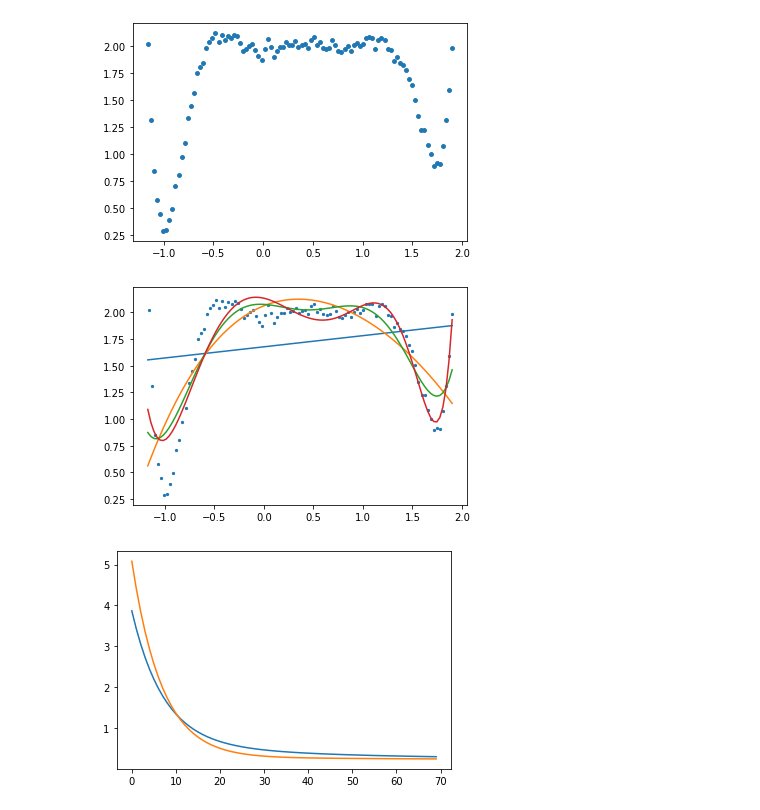
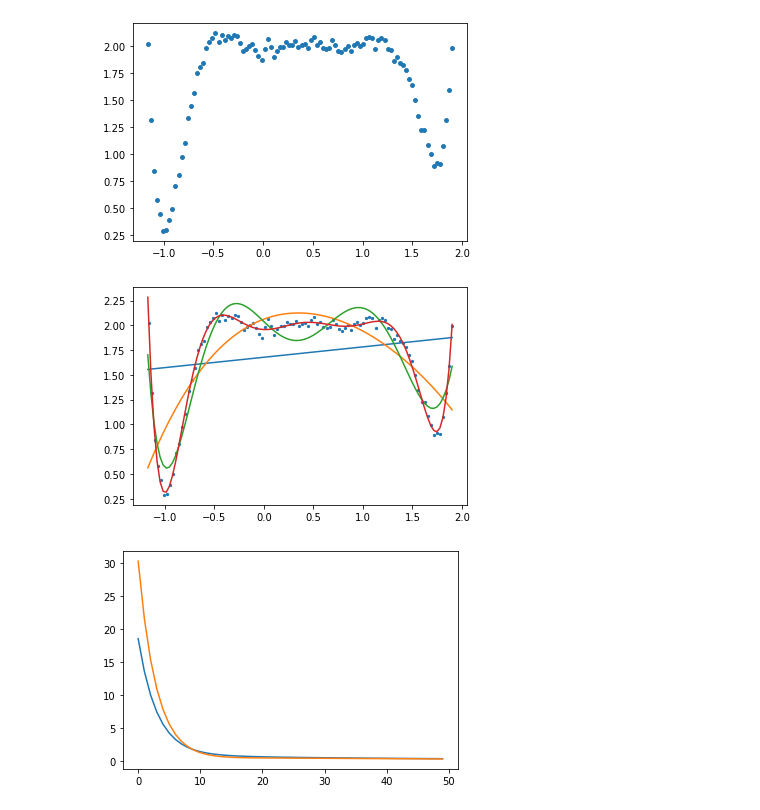
Before and after one commit to ritvikgupta199/ELL409-Assignment-1, a Jupyter notebook: polynomial_fitting/analysis.ipynb, the cells around one changed output. Drawn from its saved outputs; the diff is of its cells as text; code cells hidden in the pictures.

```diff
--- a/polynomial_fitting/analysis.ipynb
+++ b/polynomial_fitting/analysis.ipynb
@@ -20,22 +20,23 @@ plt.show()
 # %% [output]
 [figure]
 # %%
-# Polynomial plots
+# Different degree Polynomial plots
 deg_file = 'polynomial_deg.txt'
+f = open(os.path.join(log_path, deg_file), 'r')
 x, y = np.linspace(-1.17, 1.9, 100), []
-f = open(os.path.join(log_path, deg_file), 'r')
 
 for line in f.readlines():
+    tokens = line.strip().split()
     y_out = utils.get_output_from_weights(x, line.strip().split()[3])
     y.append(y_out)
 
 y = [y[1], y[4], y[7], y[10]]
 for y_out in y:
     plt.plot(x, y_out)
 plt.scatter(input_x, target, s=5)
 plt.show()
 # %% [output]
-[figure, old version]
+[figure, new version]
 # %%
 # For Gradient Descent
 grad_file = 'grad_descent.txt'
@@ -49,8 +50,8 @@ for line in f.readlines():
         train_loss.append(float(tokens[4]))
         test_loss.append(float(tokens[8]))
 
-plt.plot(train_loss[:70])
-plt.plot(test_loss[:70])
+plt.plot(train_loss[:50])
+plt.plot(test_loss[:50])
 plt.show()
 # %% [output]
-[figure, old version]
+[figure, new version]
```
Also changed, not shown: parts of 1 cell of this notebook, 2 other files.
